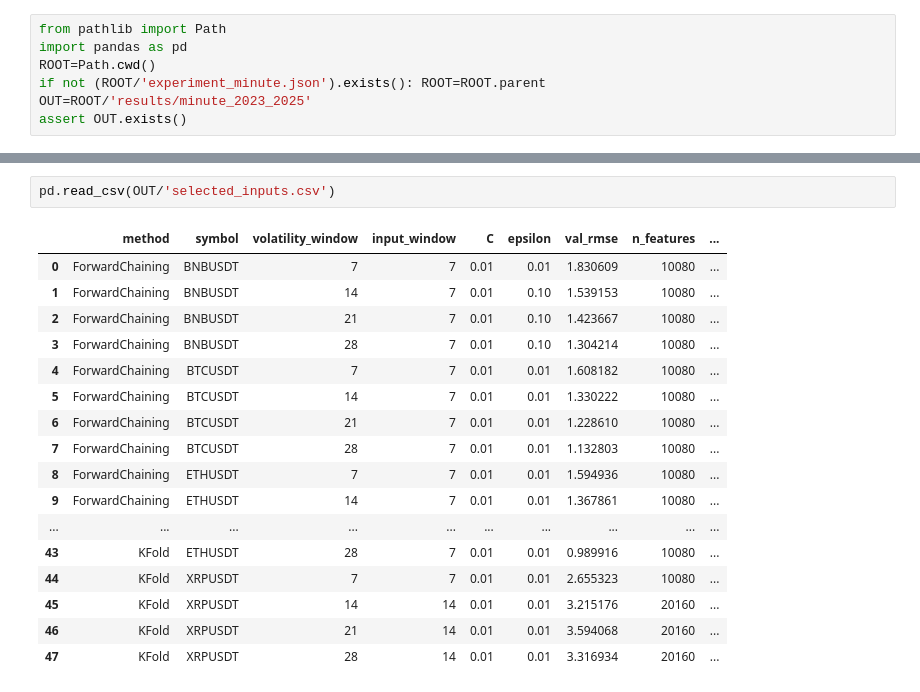
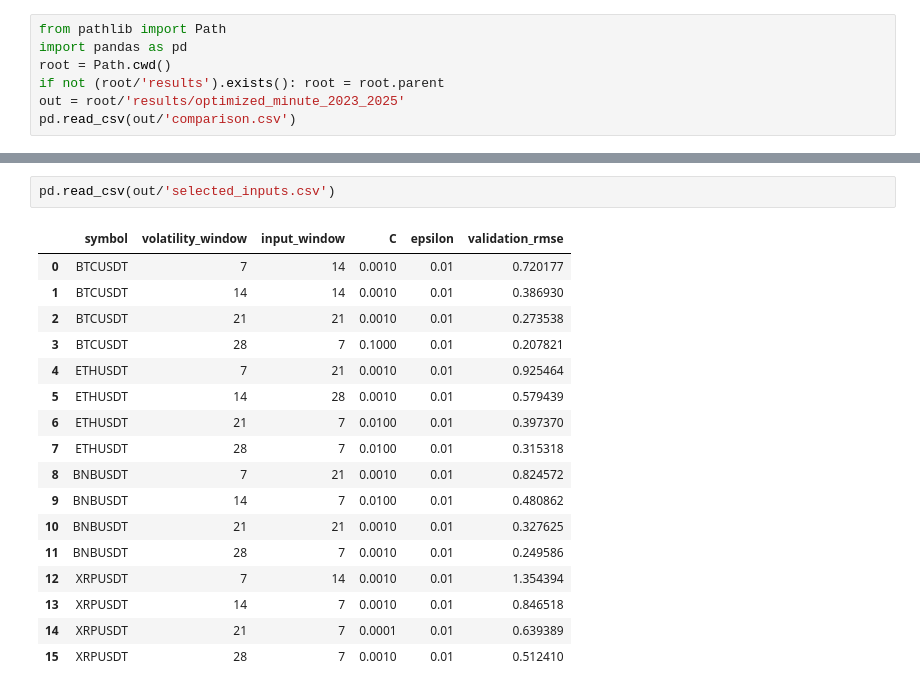
Before and after one commit to jassan-bit/MachineLearning_202630, a Jupyter notebook: notebooks/Entregable_1_Minuto.ipynb, the cells around one changed output, grey strips where cells are left out. Drawn from its saved outputs; the diff is of its cells as text.

Commit message:
Update Jupyter Book with verified optimized LinearSVR results

```diff
--- a/notebooks/Entregable_1_Minuto.ipynb
+++ b/notebooks/Entregable_1_Minuto.ipynb
@@ -116,7 +257,7 @@ El estudio anterior con entradas diarias permanece como referencia histórica.
 # %%
 from pathlib import Path
 import pandas as pd
-ROOT=Path.cwd()
-if not (ROOT/'experiment_minute.json').exists(): ROOT=ROOT.parent
-OUT=ROOT/'results/minute_2023_2025'
-assert OUT.exists()
+root = Path.cwd()
+if not (root/'results').exists(): root = root.parent
+out = root/'results/optimized_minute_2023_2025'
+pd.read_csv(out/'comparison.csv')
@@ -160,20 +301,20 @@ pd.read_csv(OUT/'macro_metrics.csv').query("scope == 'all_available_test' and me
 # %%
-pd.read_csv(OUT/'selected_inputs.csv')
+pd.read_csv(out/'selected_inputs.csv')
 # %% [output]
-|  | method | symbol | volatility_window | input_window | C | epsilon | val_rmse | n_features | ... |
-| 0 | ForwardChaining | BNBUSDT | 7 | 7 | 0.01 | 0.01 | 1.830609 | 10080 | ... |
-| 1 | ForwardChaining | BNBUSDT | 14 | 7 | 0.01 | 0.10 | 1.539153 | 10080 | ... |
-| 2 | ForwardChaining | BNBUSDT | 21 | 7 | 0.01 | 0.10 | 1.423667 | 10080 | ... |
-| 3 | ForwardChaining | BNBUSDT | 28 | 7 | 0.01 | 0.10 | 1.304214 | 10080 | ... |
-| 4 | ForwardChaining | BTCUSDT | 7 | 7 | 0.01 | 0.01 | 1.608182 | 10080 | ... |
-| 5 | ForwardChaining | BTCUSDT | 14 | 7 | 0.01 | 0.01 | 1.330222 | 10080 | ... |
-| 6 | ForwardChaining | BTCUSDT | 21 | 7 | 0.01 | 0.01 | 1.228610 | 10080 | ... |
-| 7 | ForwardChaining | BTCUSDT | 28 | 7 | 0.01 | 0.01 | 1.132803 | 10080 | ... |
-| 8 | ForwardChaining | ETHUSDT | 7 | 7 | 0.01 | 0.01 | 1.594936 | 10080 | ... |
-| 9 | ForwardChaining | ETHUSDT | 14 | 7 | 0.01 | 0.01 | 1.367861 | 10080 | ... |
-| ... | ... | ... | ... | ... | ... | ... | ... | ... | ... |
-| 43 | KFold | ETHUSDT | 28 | 7 | 0.01 | 0.01 | 0.989916 | 10080 | ... |
-| 44 | KFold | XRPUSDT | 7 | 7 | 0.01 | 0.01 | 2.655323 | 10080 | ... |
-| 45 | KFold | XRPUSDT | 14 | 14 | 0.01 | 0.01 | 3.215176 | 20160 | ... |
-| 46 | KFold | XRPUSDT | 21 | 14 | 0.01 | 0.01 | 3.594068 | 20160 | ... |
-| 47 | KFold | XRPUSDT | 28 | 14 | 0.01 | 0.01 | 3.316934 | 20160 | ... |
+|  | symbol | volatility_window | input_window | C | epsilon | validation_rmse |
+| 0 | BTCUSDT | 7 | 14 | 0.0010 | 0.01 | 0.720177 |
+| 1 | BTCUSDT | 14 | 14 | 0.0010 | 0.01 | 0.386930 |
+| 2 | BTCUSDT | 21 | 21 | 0.0010 | 0.01 | 0.273538 |
+| 3 | BTCUSDT | 28 | 7 | 0.1000 | 0.01 | 0.207821 |
+| 4 | ETHUSDT | 7 | 21 | 0.0010 | 0.01 | 0.925464 |
+| 5 | ETHUSDT | 14 | 28 | 0.0010 | 0.01 | 0.579439 |
+| 6 | ETHUSDT | 21 | 7 | 0.0100 | 0.01 | 0.397370 |
+| 7 | ETHUSDT | 28 | 7 | 0.0100 | 0.01 | 0.315318 |
+| 8 | BNBUSDT | 7 | 21 | 0.0010 | 0.01 | 0.824572 |
+| 9 | BNBUSDT | 14 | 7 | 0.0100 | 0.01 | 0.480862 |
+| 10 | BNBUSDT | 21 | 21 | 0.0010 | 0.01 | 0.327625 |
+| 11 | BNBUSDT | 28 | 7 | 0.0010 | 0.01 | 0.249586 |
+| 12 | XRPUSDT | 7 | 14 | 0.0010 | 0.01 | 1.354394 |
+| 13 | XRPUSDT | 14 | 7 | 0.0010 | 0.01 | 0.846518 |
+| 14 | XRPUSDT | 21 | 7 | 0.0001 | 0.01 | 0.639389 |
+| 15 | XRPUSDT | 28 | 7 | 0.0010 | 0.01 | 0.512410 |
```
Also changed, not shown: parts of 11 cells of this notebook, 11 other files.
